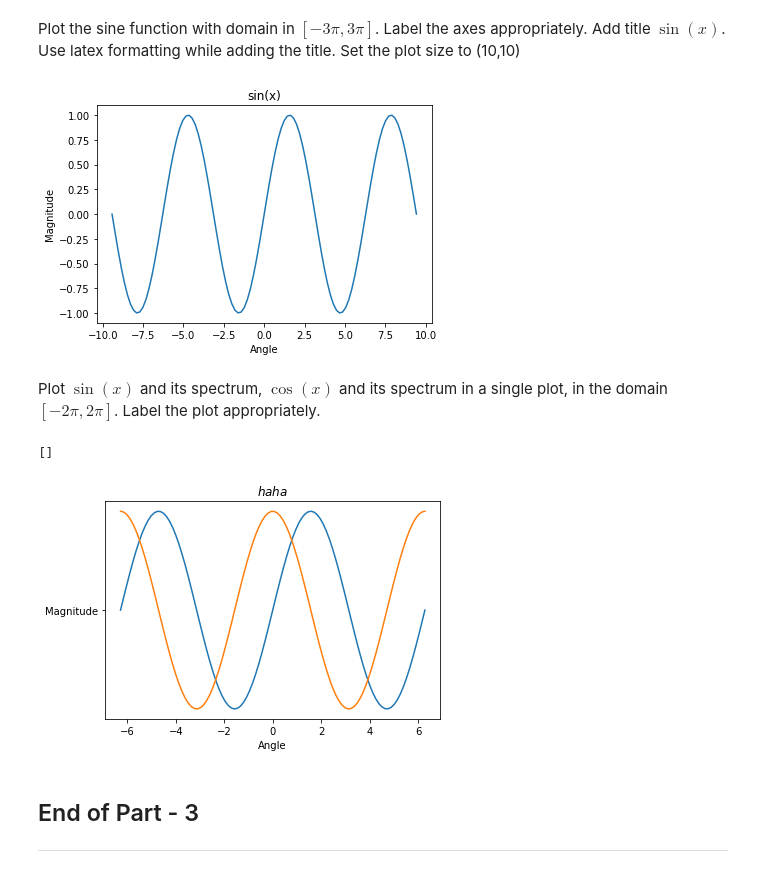
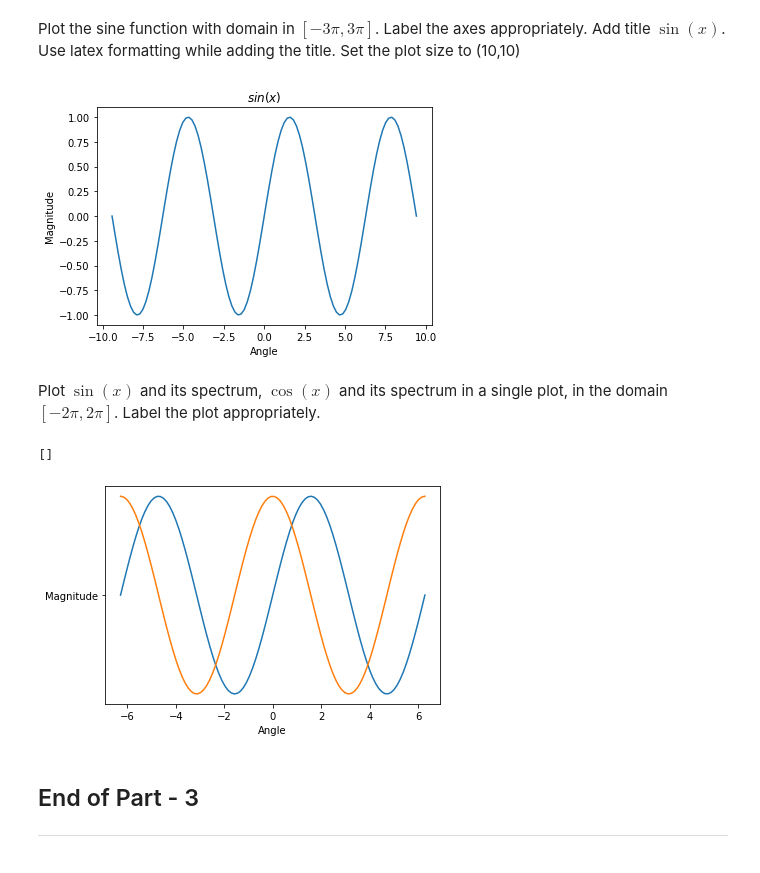
Before and after one commit to mukuakhilesh/SHALA2020, a Jupyter notebook: Assignment_1_DS.ipynb, the cells around one changed output. Drawn from its saved outputs; the diff is of its cells as text; code cells hidden in the pictures.

```diff
--- a/Assignment_1_DS.ipynb
+++ b/Assignment_1_DS.ipynb
@@ -389,23 +377,22 @@ x = np.linspace(-3*np.pi , 3*np.pi , 100)
 plt.plot(x,np.sin(x))
 plt.xlabel('Angle')
 plt.ylabel('Magnitude')
-plt.title(r'sin(x)')
+plt.title(r'$sin(x)$')
 plt.show()
 # %% [output]
-[figure, old version]
+[figure, new version]
 # %% [markdown]
 Plot $\sin(x)$ and its spectrum, $\cos(x)$ and its spectrum in a single plot, in the domain $[-2\pi,2\pi]$. Label the plot appropriately.
 # %%
 x = np.linspace(-2*np.pi,2*np.pi,100)
 plt.plot(x,np.sin(x))
 plt.plot(x,np.cos(x))
 plt.xlabel('Angle')
 plt.plot('Magnitude')
-plt.title(r'$haha$')
 plt.plot()
 # %% [output]
 []
-[figure, old version]
+[figure, new version]
 # %% [markdown]
 ## End of Part - 3
 ---
```
Also changed, not shown: parts of 8 cells of this notebook.
